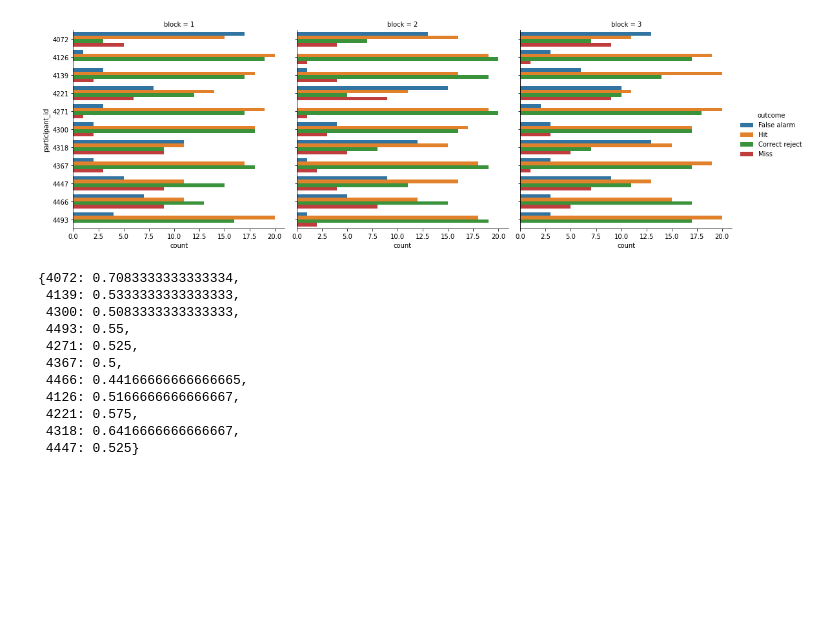
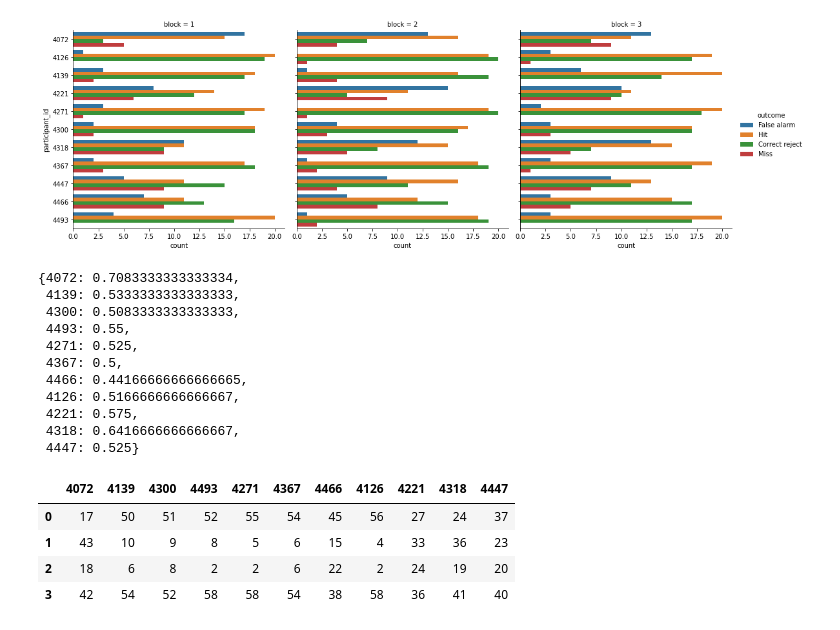
Before and after one commit to assr-biporal/analysis_gammacontrol, a Jupyter notebook: behavior_analysis_in_session.ipynb, the cells around one changed output. Saved outputs shown, nothing was run; the diff lists cells and outputs as text; code cells hidden in the pictures; blank space fills up the shorter version.

```diff
--- a/behavior_analysis_in_session.ipynb
+++ b/behavior_analysis_in_session.ipynb
@@ -63,0 +64,9 @@ pandas.DataFrame.from_dict(cond_dict).to_csv('correct_rate.csv')
+# %%
+crdf = pandas.read_csv('correct_rate.csv')
+crdf
+# %% [output]
+|  | 4072 | 4139 | 4300 | 4493 | 4271 | 4367 | 4466 | 4126 | 4221 | 4318 | 4447 |
+| 0 | 17 | 50 | 51 | 52 | 55 | 54 | 45 | 56 | 27 | 24 | 37 |
+| 1 | 43 | 10 | 9 | 8 | 5 | 6 | 15 | 4 | 33 | 36 | 23 |
+| 2 | 18 | 6 | 8 | 2 | 2 | 6 | 22 | 2 | 24 | 19 | 20 |
+| 3 | 42 | 54 | 52 | 58 | 58 | 54 | 38 | 58 | 36 | 41 | 40 |
```
Also changed, not shown: parts of 1 cell of this notebook, 1 other file.
